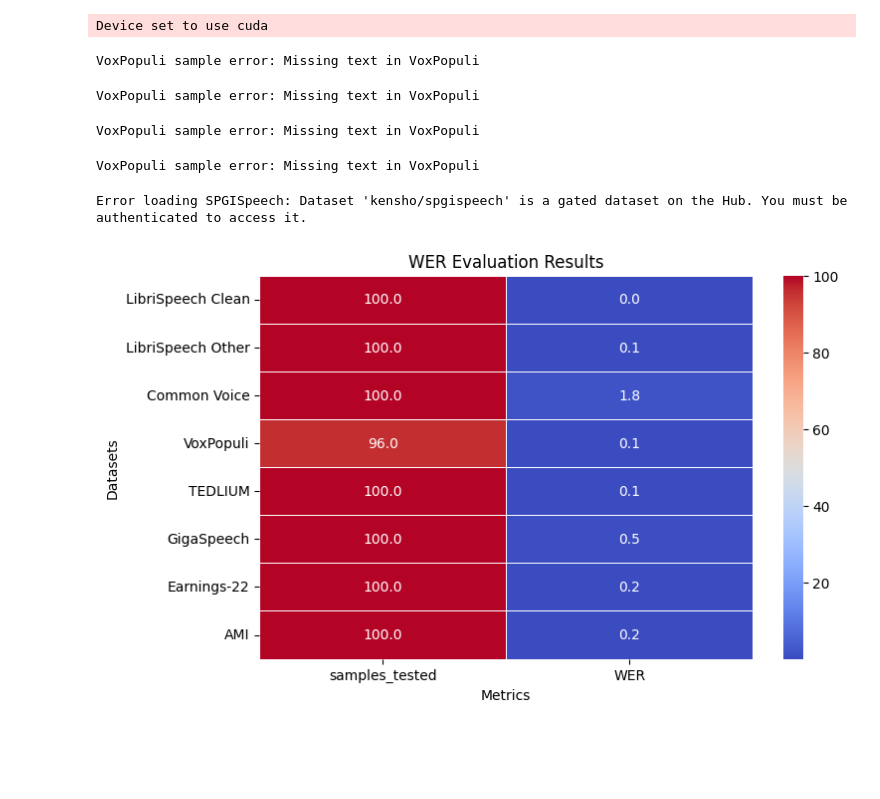
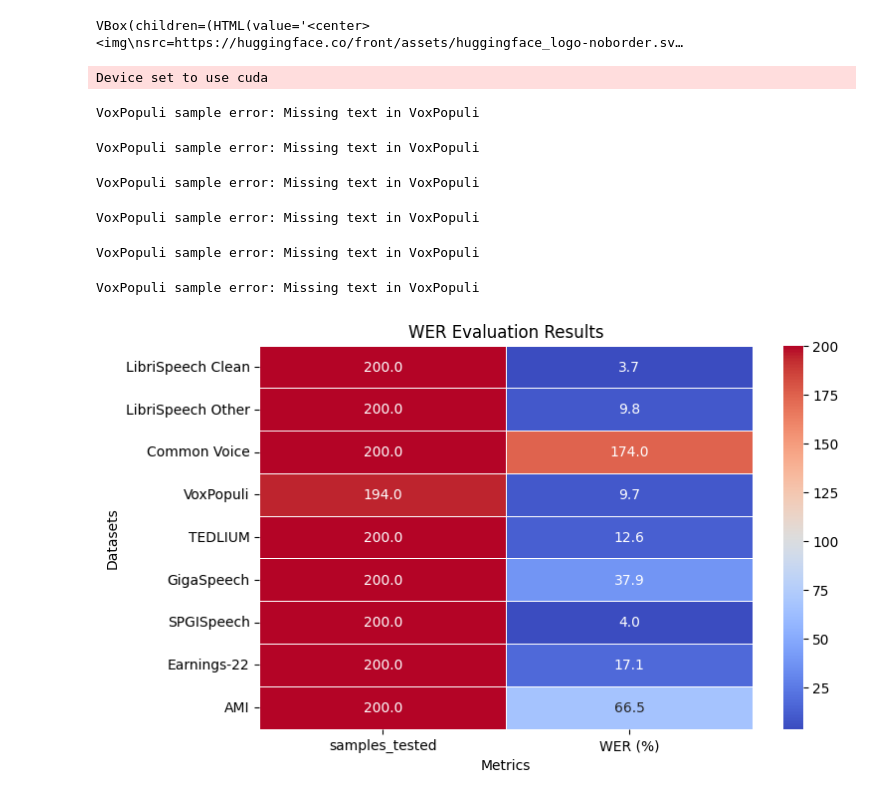
Before and after one commit to hissain/awesome_bangla_asr, a Jupyter notebook: eval/eval_all_ds.ipynb, the cells around one changed output. Cells and saved outputs as stored; diff of their text form; code cells hidden in the pictures; blank space fills up the shorter version.

```diff
--- a/eval/eval_all_ds.ipynb
+++ b/eval/eval_all_ds.ipynb
@@ -3,3 +3,8 @@
+# %%
+import huggingface_hub
+huggingface_hub.login()
+# %% [output]
+VBox(children=(HTML(value='<center> <img\nsrc=https://huggingface.co/front/assets/huggingface_logo-noborder.sv…
 # %%
 import torch
 from transformers import pipeline, AutoModelForSpeechSeq2Seq, AutoProcessor
@@ -40,8 +45,8 @@ device = "cuda"
 torch_dtype = torch.float32
 model_id = "openai/whisper-small"
 
-model = AutoModelForSpeechSeq2Seq.from_pretrained(model_id, torch_dtype=torch_dtype)
-processor = AutoProcessor.from_pretrained(model_id)
+model = AutoModelForSpeechSeq2Seq.from_pretrained(model_id, torch_dtype=torch_dtype, trust_remote_code=True)
+processor = AutoProcessor.from_pretrained(model_id, trust_remote_code=True)
 
 pipe = pipeline(
     "automatic-speech-recognition",
@@ -55,7 +60,7 @@ pipe = pipeline(
 DATASET_CONFIG = [
     {"name": "LibriSpeech Clean", "path": "librispeech_asr", "config": "clean", "split": "test", "text_key": "text"},
     {"name": "LibriSpeech Other", "path": "librispeech_asr", "config": "other", "split": "test", "text_key": "text"},
-    {"name": "Common Voice", "path": "mozilla-foundation/common_voice_11_0", "config": "en", "split": "test", "text_key": "sentence"},
+    {"name": "Common Voice", "path": "mozilla-foundation/common_voice_17_0", "config": "en", "split": "test", "text_key": "sentence"},
     {"name": "VoxPopuli", "path": "facebook/voxpopuli", "config": "en", "split": "test", "text_key": "raw_text"},
     {"name": "TEDLIUM", "path": "LIUM/tedlium", "config": "release3", "split": "test", "text_key": "text"},
     {"name": "GigaSpeech", "path": "fixie-ai/gigaspeech", "config":"xl", "split": "test", "text_key": "text"},
@@ -110,34 +115,35 @@ def evaluate_dataset(dataset_config, max_samples=100):
         return None
 
     return {
         "dataset": dataset_config["name"],
         "samples_tested": len(references),
-        "WER": calculate_wer(references, predictions)
+        "WER (%)": 100 * calculate_wer(references, predictions)
     }
 
 results = []
 for config in DATASET_CONFIG:
-    result = evaluate_dataset(config, max_samples=100)
+    result = evaluate_dataset(config, max_samples=200)
     if result:
         results.append(result)
 
 # Display results
 if results:
     df = pd.DataFrame(results)
     df.set_index("dataset", inplace=True)
     plt.figure(figsize=(8, 5))
     sns.heatmap(df, annot=True, fmt=".1f", cmap="coolwarm", linewidths=0.5)
     plt.title("WER Evaluation Results")
     plt.xlabel("Metrics")
     plt.ylabel("Datasets")
     plt.show()
 else:
     print("No results to display")
 # %% [output]
 Device set to use cuda
 VoxPopuli sample error: Missing text in VoxPopuli
 VoxPopuli sample error: Missing text in VoxPopuli
 VoxPopuli sample error: Missing text in VoxPopuli
 VoxPopuli sample error: Missing text in VoxPopuli
-Error loading SPGISpeech: Dataset 'kensho/spgispeech' is a gated dataset on the Hub. You must be authenticated to access it.
+VoxPopuli sample error: Missing text in VoxPopuli
+VoxPopuli sample error: Missing text in VoxPopuli
-[figure, old version]
+[figure, new version]
```
Also changed, not shown: parts of 1 cell of this notebook.
